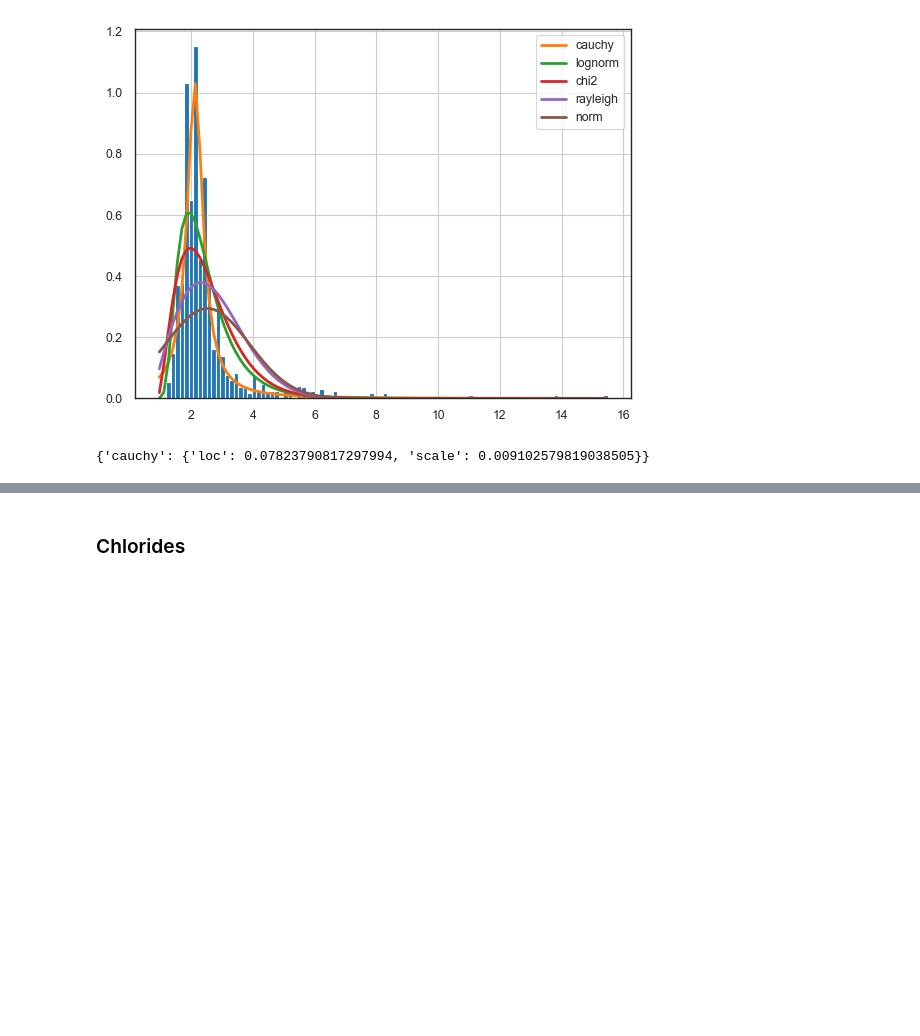
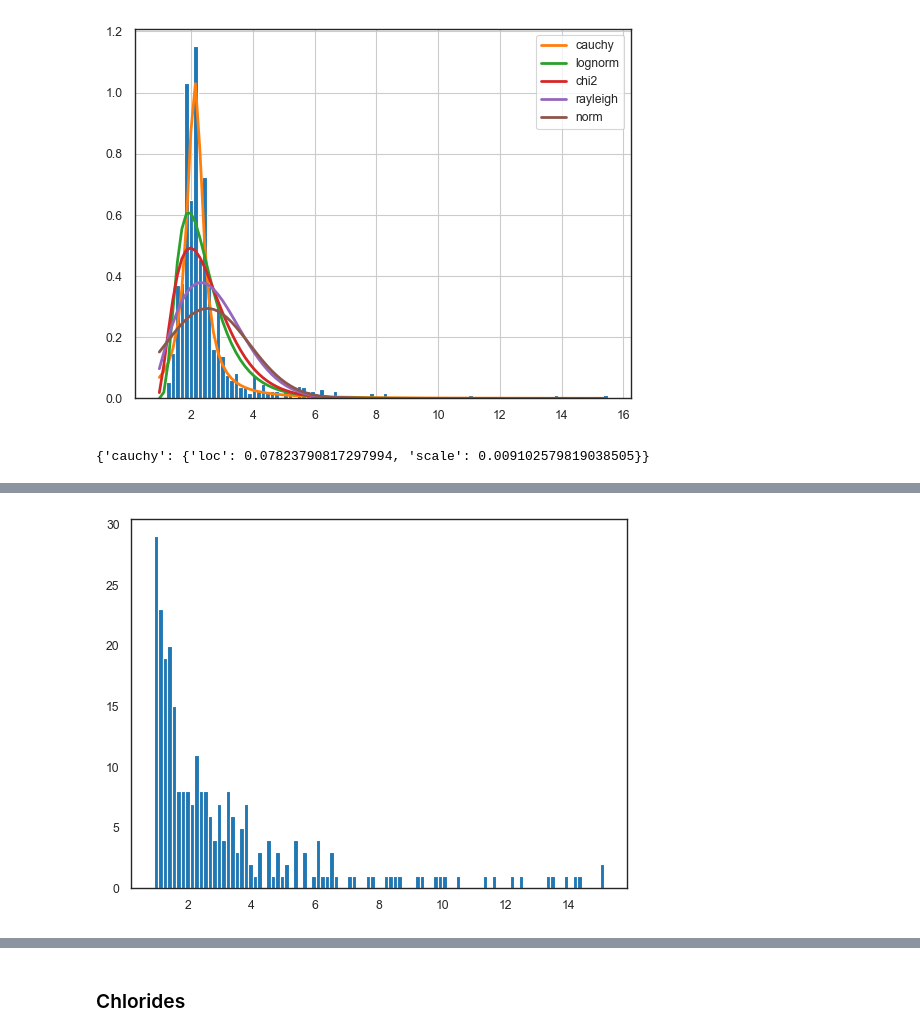
Before and after one commit to fabiofabrizi/PfDA_Project, a Jupyter notebook: PfDA_Project_Notebook.ipynb, the cells around one changed output, grey strips where cells are left out. Cells and saved outputs as stored; diff of their text form; code cells hidden in the pictures; blank space fills up the shorter version.

Commit message:
Went through variables but struggling with Cauchy

```diff
--- a/PfDA_Project_Notebook.ipynb
+++ b/PfDA_Project_Notebook.ipynb
@@ -654,0 +676,7 @@ f.get_best(method = 'sumsquare_error')
+# %%
+s = np.random.standard_cauchy(1143)
+p = s[(s>0.9) & (s<15.5)]  # truncate distribution so it plots well
+plt.hist(p, bins=100)
+plt.show()
+# %% [output]
+[figure, added]
```
Also changed, not shown: parts of 72 cells of this notebook.
